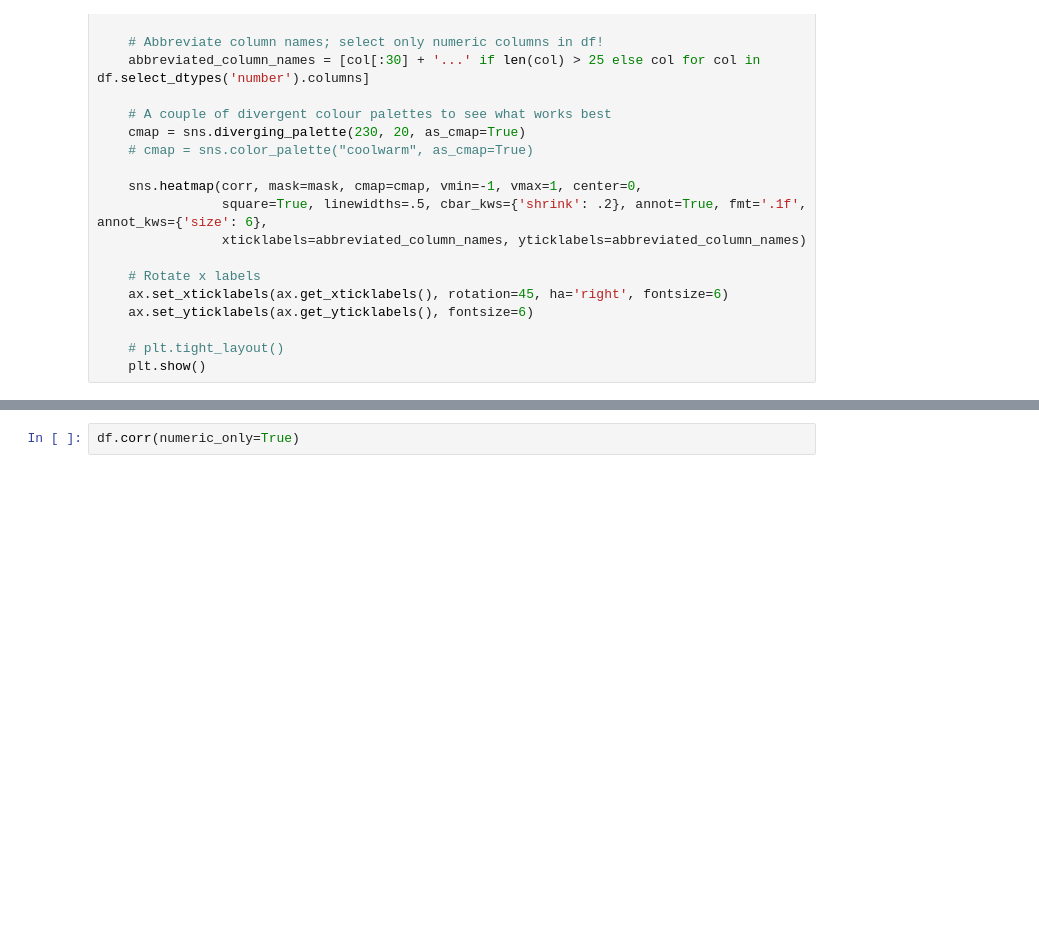
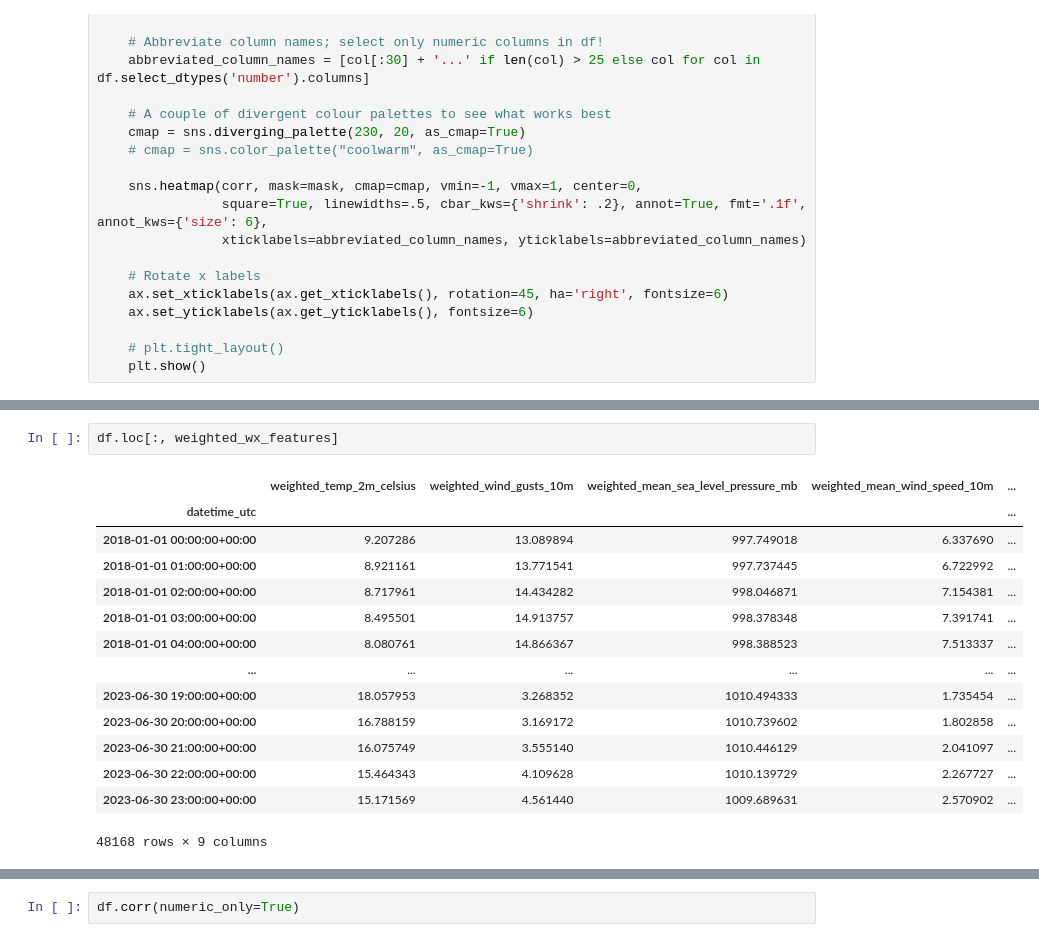
Before and after one commit to meteoviz/wind_power_forecasting_germany, a Jupyter notebook: notebooks/exploratory_analysis.ipynb, the cells around one changed output, grey strips where cells are left out. Saved outputs shown, nothing was run; the diff lists cells and outputs as text; blank space fills up the shorter version.

```diff
--- a/notebooks/exploratory_analysis.ipynb
+++ b/notebooks/exploratory_analysis.ipynb
@@ -225,3 +218,20 @@ df
+# %%
+df.loc[:, weighted_wx_features]
+# %% [output]
+|  | weighted_temp_2m_celsius | weighted_wind_gusts_10m | weighted_mean_sea_level_pressure_mb | weighted_mean_wind_speed_10m | ... |
+| datetime_utc |  |  |  |  | ... |
+| 2018-01-01 00:00:00+00:00 | 9.207286 | 13.089894 | 997.749018 | 6.337690 | ... |
+| 2018-01-01 01:00:00+00:00 | 8.921161 | 13.771541 | 997.737445 | 6.722992 | ... |
+| 2018-01-01 02:00:00+00:00 | 8.717961 | 14.434282 | 998.046871 | 7.154381 | ... |
+| 2018-01-01 03:00:00+00:00 | 8.495501 | 14.913757 | 998.378348 | 7.391741 | ... |
+| 2018-01-01 04:00:00+00:00 | 8.080761 | 14.866367 | 998.388523 | 7.513337 | ... |
+| ... | ... | ... | ... | ... | ... |
+| 2023-06-30 19:00:00+00:00 | 18.057953 | 3.268352 | 1010.494333 | 1.735454 | ... |
+| 2023-06-30 20:00:00+00:00 | 16.788159 | 3.169172 | 1010.739602 | 1.802858 | ... |
+| 2023-06-30 21:00:00+00:00 | 16.075749 | 3.555140 | 1010.446129 | 2.041097 | ... |
+| 2023-06-30 22:00:00+00:00 | 15.464343 | 4.109628 | 1010.139729 | 2.267727 | ... |
+| 2023-06-30 23:00:00+00:00 | 15.171569 | 4.561440 | 1009.689631 | 2.570902 | ... |
+48168 rows × 9 columns
 # %%
 plot_correlation_heatmap(df)
 # %% [output]
```
Also changed, not shown: parts of 8 cells of this notebook.
